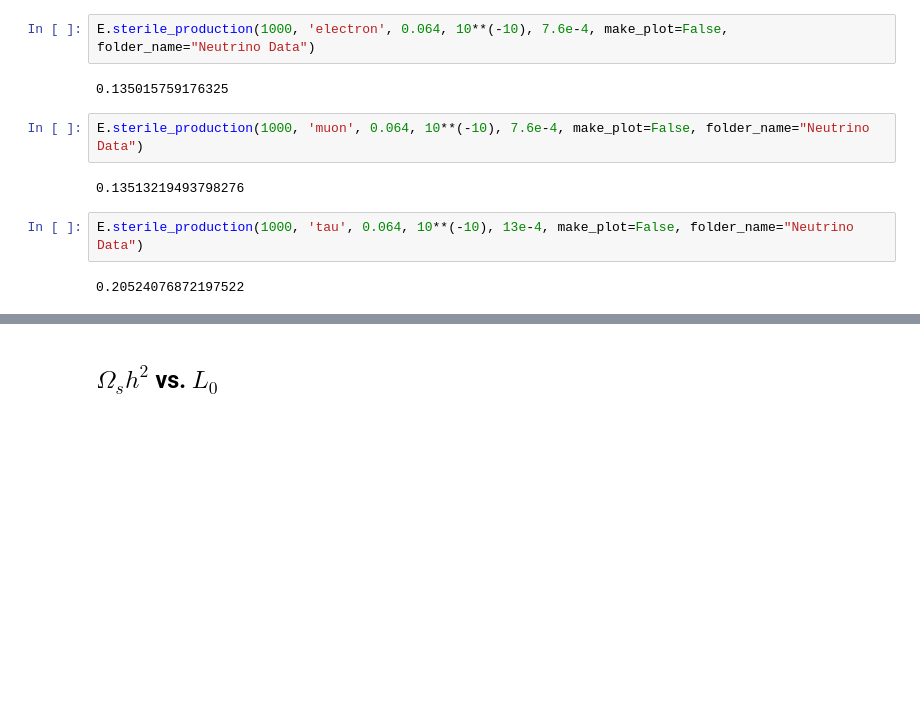
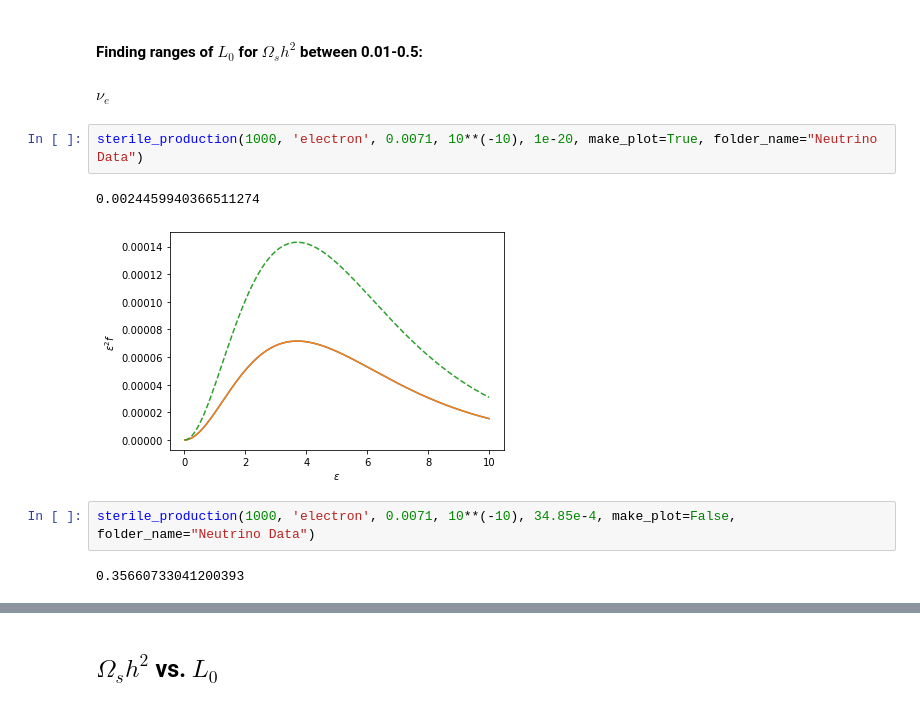
Before and after one commit to nuLABatUSD/dm_sterile_production, a Jupyter notebook: Testing_Sterile_Production_function.ipynb, the cells around one changed output, grey strips where cells are left out. Cells and saved outputs as stored; diff of their text form; blank space fills up the shorter version.

```diff
--- a/Testing_Sterile_Production_function.ipynb
+++ b/Testing_Sterile_Production_function.ipynb
@@ -10,12 +9,13 @@ import Emma as E
-# %%
-E.sterile_production(1000, 'electron', 0.064, 10**(-10), 7.6e-4, make_plot=False, folder_name="Neutrino Data")
-# %% [output]
-0.135015759176325
-# %%
-E.sterile_production(1000, 'muon', 0.064, 10**(-10), 7.6e-4, make_plot=False, folder_name="Neutrino Data")
-# %% [output]
-0.13513219493798276
-# %%
-E.sterile_production(1000, 'tau', 0.064, 10**(-10), 13e-4, make_plot=False, folder_name="Neutrino Data")
-# %% [output]
-0.20524076872197522
+# %% [markdown]
+#### Finding ranges of $L_0$ for $\Omega_s h^2$ between 0.01-0.5:
+# %% [markdown]
+$\nu_e$
+# %%
+sterile_production(1000, 'electron', 0.0071, 10**(-10), 1e-20, make_plot=True, folder_name="Neutrino Data")
+# %% [output]
+0.0024459940366511274
+[figure, added]
+# %%
+sterile_production(1000, 'electron', 0.0071, 10**(-10), 34.85e-4, make_plot=False, folder_name="Neutrino Data")
+# %% [output]
+0.35660733041200393
```
Also changed, not shown: parts of 35 cells of this notebook.
